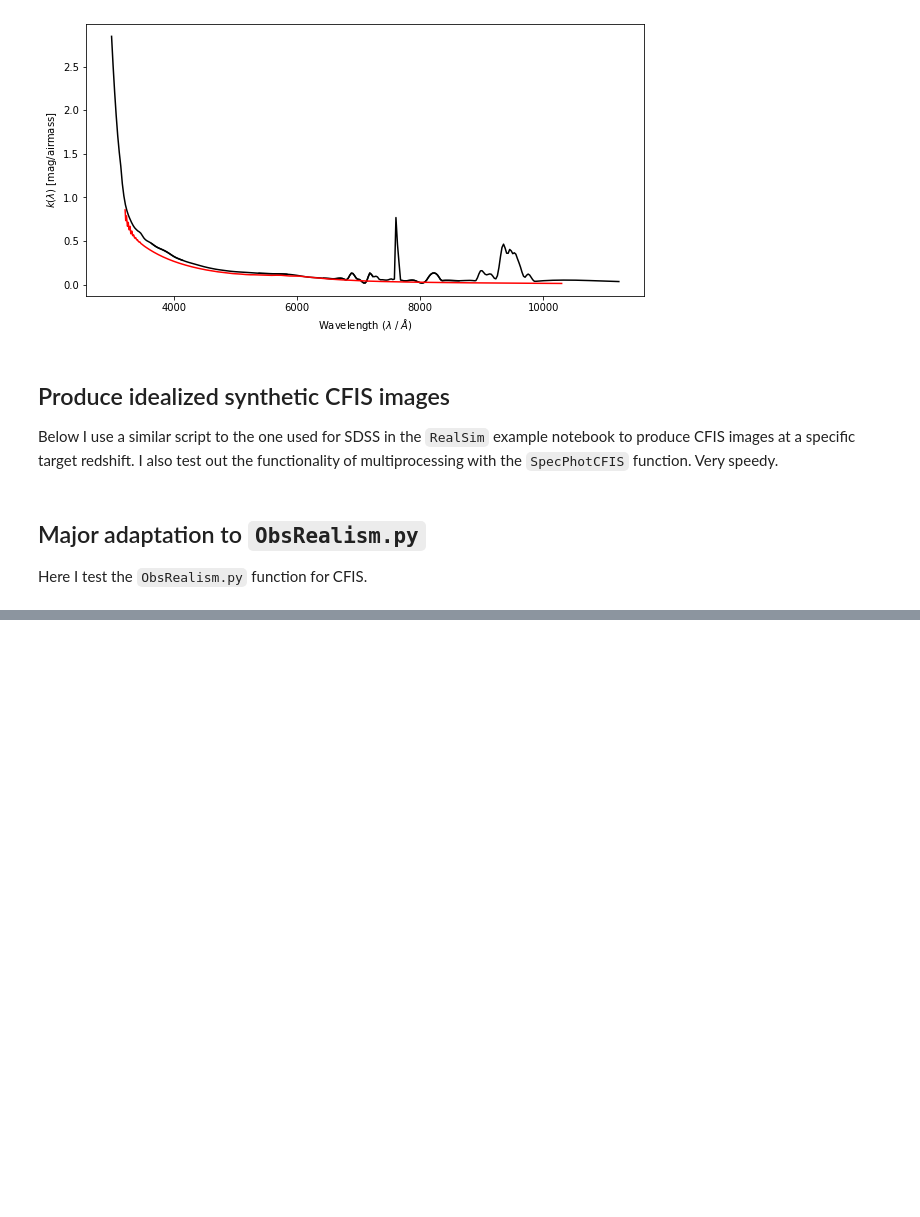
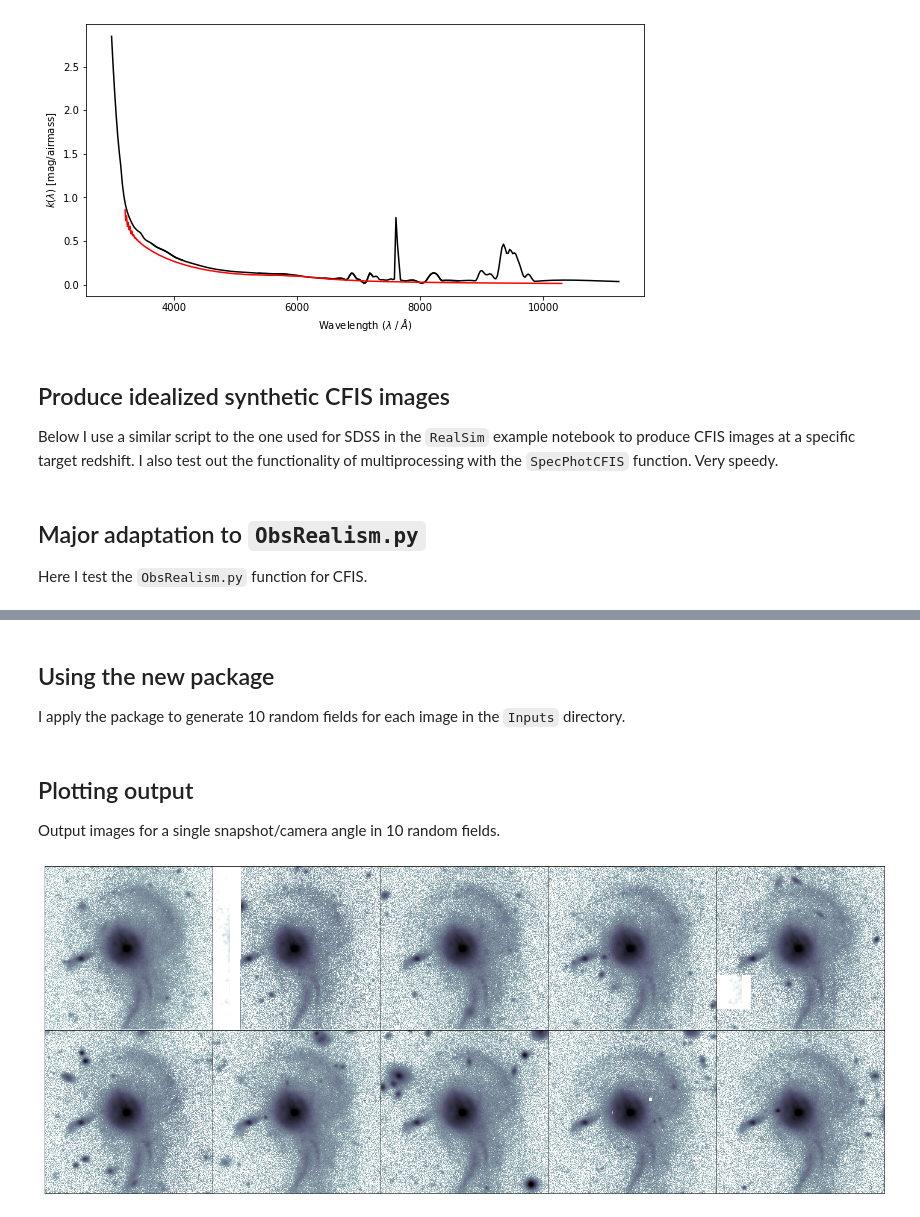
Before and after one commit to cbottrell/RealSim-CFIS, a Jupyter notebook: Testing.ipynb, the cells around one changed output, grey strips where cells are left out. Saved outputs shown, nothing was run; the diff lists cells and outputs as text; code cells hidden in the pictures; blank space fills up the shorter version.

```diff
--- a/Testing.ipynb
+++ b/Testing.ipynb
@@ -592,0 +613,4 @@ TypeError: RealSim_CFIS() missing 1 required positional argument: 'outputName'
+# %% [markdown]
+## Using the new package
+
+I apply the package to generate 10 random fields for each image in the `Inputs` directory.
@@ -592,0 +663,21 @@ TypeError: RealSim_CFIS() missing 1 required positional argument: 'outputName'
+# %% [markdown]
+## Plotting output
+
+Output images for a single snapshot/camera angle in 10 random fields.
+# %%
+import matplotlib.pyplot as plt
+import numpy as np
+from glob import glob
+
+fig,axarr = plt.subplots(2,5,figsize=(25,10))
+fig.subplots_adjust(wspace=0.,hspace=0.)
+axarr = axarr.flatten()
+
+imgList = glob('/Users/cbottrell/Project/RealSimCFIS/Outputs/*.fits')
+
+for ii,imgName in enumerate(imgList):
+    axarr[ii].imshow(np.log10(fits.getdata(imgName)),vmin=-4,vmax=0,cmap='bone_r',origin='lower',aspect='auto')
+    axarr[ii].get_xaxis().set_visible(False)
+    axarr[ii].get_yaxis().set_visible(False)
+# %% [output]
+[figure, added]
```
Also changed, not shown: parts of 2 cells of this notebook, 1 other file.
